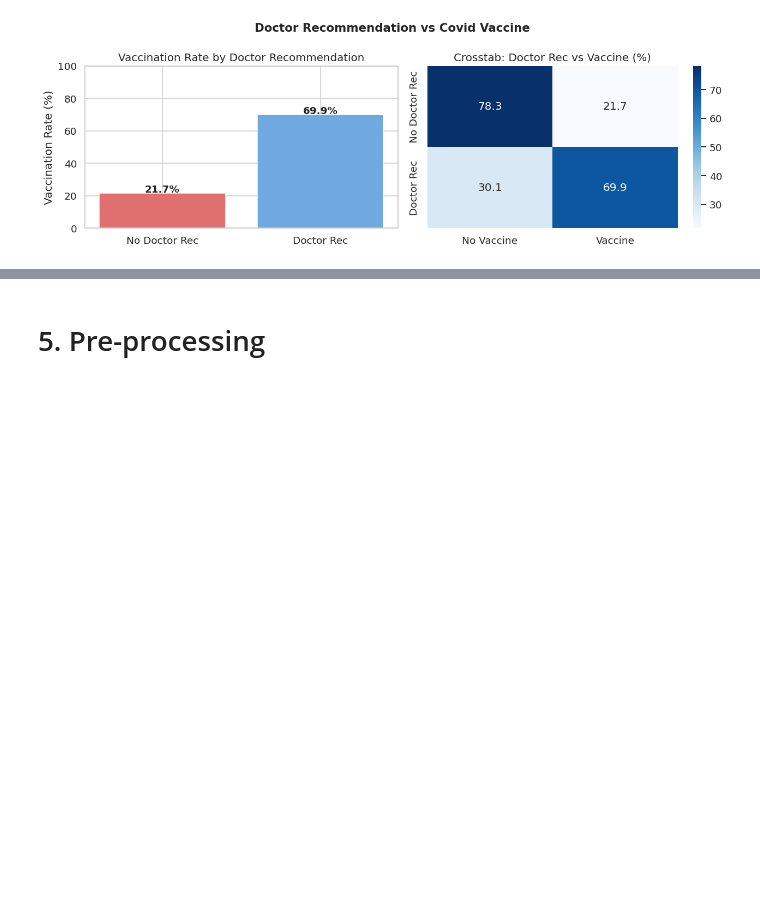
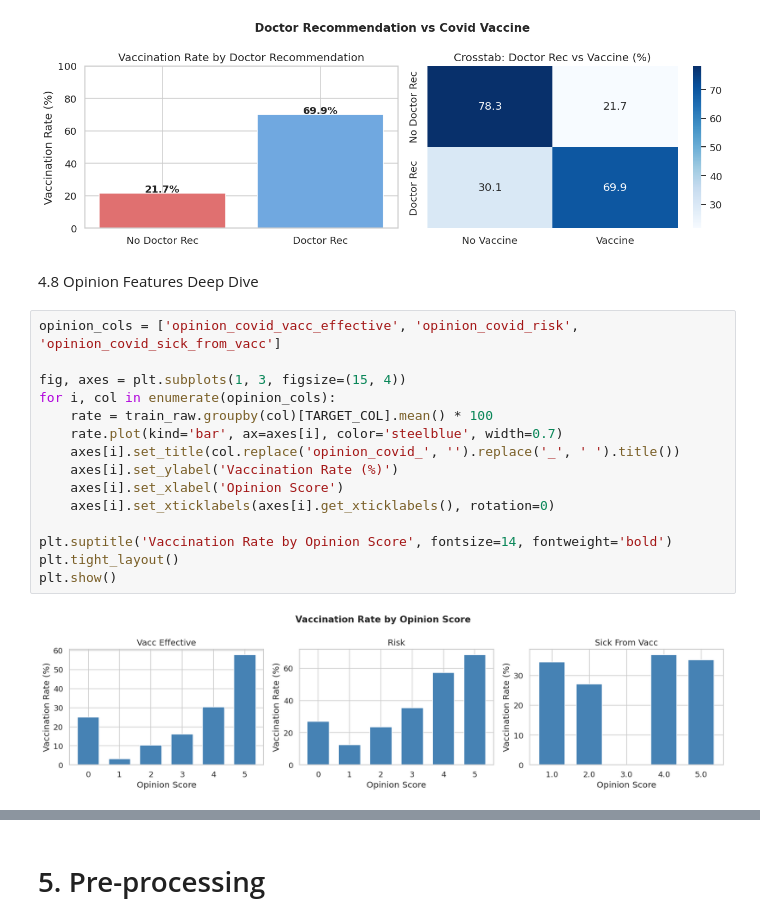
Before and after one commit to UH-GROUP-X/Hackathon26, a Jupyter notebook: UH_GROUP_X.ipynb, the cells around one changed output, grey strips where cells are left out. Cells and saved outputs as stored; diff of their text form; blank space fills up the shorter version.

```diff
--- a/UH_GROUP_X.ipynb
+++ b/UH_GROUP_X.ipynb
@@ -433,3 +433,22 @@ plt.tight_layout()
 plt.show()
 # %% [output]
 [figure]
+# %% [markdown]
+4.8 Opinion Features Deep Dive
+# %%
+opinion_cols = ['opinion_covid_vacc_effective', 'opinion_covid_risk', 'opinion_covid_sick_from_vacc']
+
+fig, axes = plt.subplots(1, 3, figsize=(15, 4))
+for i, col in enumerate(opinion_cols):
+    rate = train_raw.groupby(col)[TARGET_COL].mean() * 100
+    rate.plot(kind='bar', ax=axes[i], color='steelblue', width=0.7)
+    axes[i].set_title(col.replace('opinion_covid_', '').replace('_', ' ').title())
+    axes[i].set_ylabel('Vaccination Rate (%)')
+    axes[i].set_xlabel('Opinion Score')
+    axes[i].set_xticklabels(axes[i].get_xticklabels(), rotation=0)
+
+plt.suptitle('Vaccination Rate by Opinion Score', fontsize=14, fontweight='bold')
+plt.tight_layout()
+plt.show()
+# %% [output]
+[figure, added]
```
Also changed, not shown: parts of 2 cells of this notebook.
